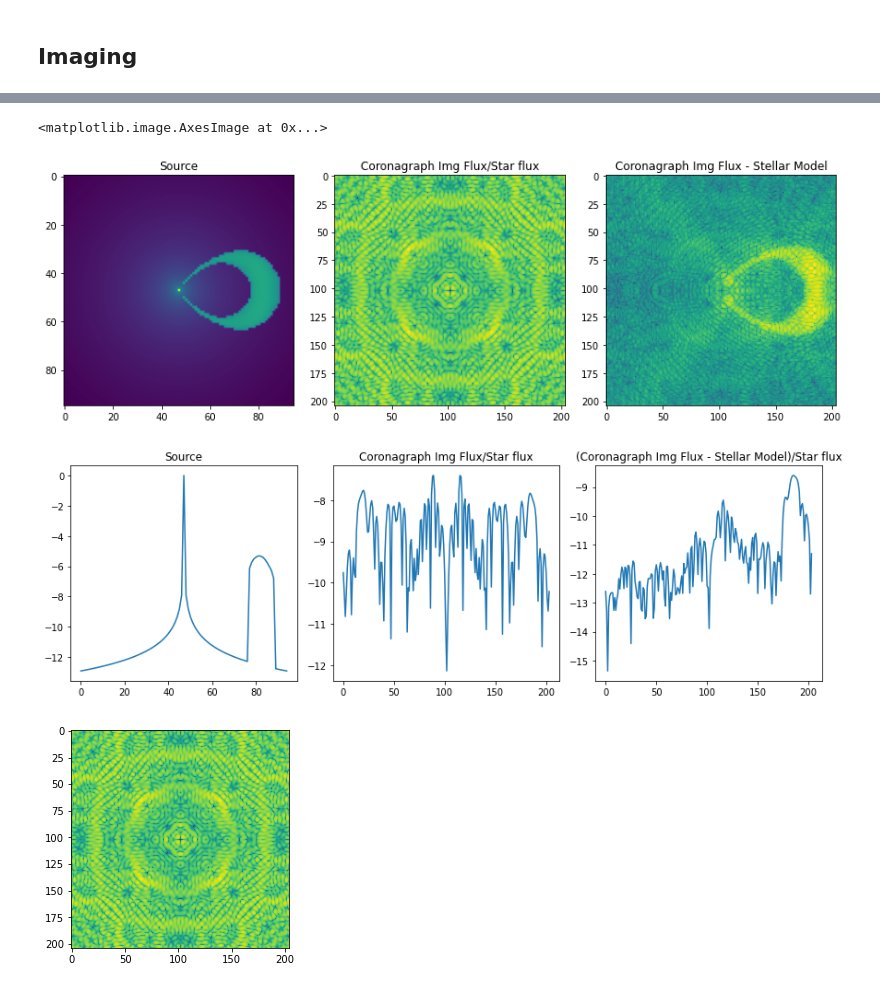
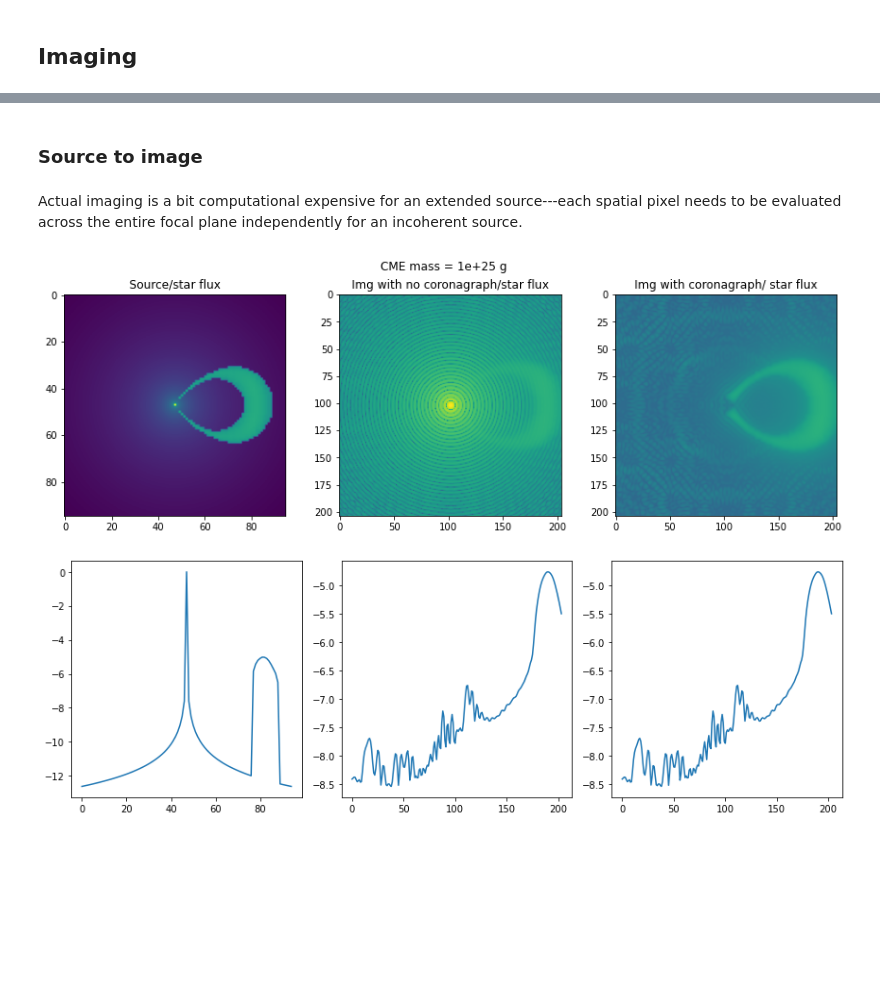
Before and after one commit to iveydavis/direct_imaging, a Jupyter notebook: wind_and_cme_example.ipynb, the cells around one changed output, grey strips where cells are left out. Cells and saved outputs as stored; diff of their text form; code cells hidden in the pictures; blank space fills up the shorter version.

```diff
--- a/wind_and_cme_example.ipynb
+++ b/wind_and_cme_example.ipynb
@@ -36,9 +40,14 @@ fig, ax = s.plot_particle_fluxes()
 # %%
-hwo = instrument.Instrument('H', name='HWO')
+hwo = instrument.Instrument('H', name='HWO', res_sampling=3)
 obs = observation.Observation(hwo, band = 'H', source_dim = 95)
 obs.add_star()
 obs.star.make_wind()
 obs.star.make_cme(horizontal_height_factor=1., dR_factor=0.3, mass=1e25*un.g)
-obs.conduct_observation()
+obs.make_obs_source()
+
+im = plt.imshow(np.log10(obs.source/obs.source.max()))
+cbar = plt.colorbar(im)
+cbar.set_label("log10 Contrast")
+plt.title(f"Mass = {obs.star.cme.mass}")
 # %% [output]
 WARNING: UnitsWarning: 'erg/s/cm**2' contains multiple slashes, which is discouraged by the FITS standard [astropy.units.format.generic]
@@ -49,0 +56,4 @@ plt.imshow(np.log10(obs.img.intensity.reshape(obs.instrument.focal_grid.shape)))
+# %% [markdown]
+### Source to image
+# %% [markdown]
+Actual imaging is a bit computational expensive for an extended source---each spatial pixel needs to be evaluated across the entire focal plane independently for an incoherent source.
@@ -50,41 +62,41 @@ plt.imshow(np.log10(obs.img.intensity.reshape(obs.instrument.focal_grid.shape)))
 # %%
 from hcipy import Wavefront
-img = obs.img.intensity.reshape(obs.instrument.focal_grid.shape)
-img_ref = obs.img_ref.intensity.reshape(obs.instrument.focal_grid.shape)
 
-star_wf = Wavefront(obs.instrument.ap * np.nanmax(obs.source), wavelength=obs.centre_wave.to('m').value)
+star_wf = Wavefront(obs.instrument.ap * np.nanmax(obs.source), wavelength=obs.instrument.reference_wavelength.to('m').value)
 star_img = obs.instrument.prop(star_wf).intensity.reshape(obs.instrument.focal_grid.shape)
 lyot_plane = obs.instrument.coronagraph(star_wf)
 post_lyot_mask = obs.instrument.lyot_stop(lyot_plane)
 star_cor_img = obs.instrument.prop(post_lyot_mask).intensity.reshape(obs.instrument.focal_grid.shape)
 
+img = obs.instrument.img[0]
+img_ref = obs.instrument.img_ref[0]
 
 fig, axs = plt.subplots(1,3)
-axs[0].imshow(np.log10(obs.source/obs.source.max()))
-axs[1].imshow(np.log10(np.abs(img/img_ref.max())))
-axs[2].imshow(np.log10(np.abs(img - star_cor_img)))
+im0 = axs[0].imshow(np.log10(obs.source/obs.source.max()))
+vmin, vmax = im0.get_clim()
+im1 = axs[1].imshow(np.log10(img_ref/img_ref.max()), vmin = vmin, vmax=vmax)
+im2 = axs[2].imshow(np.log10((img/img_ref.max())), vmin = vmin, vmax=vmax)
 
-axs[0].set_title("Source")
-axs[1].set_title("Coronagraph Img Flux/Star flux")
-axs[2].set_title("Coronagraph Img Flux - Stellar Model")
+fig.suptitle(f"CME mass = {obs.star.cme.mass}")
+axs[0].set_title("Source/star flux")
+axs[1].set_title("Img with no coronagraph/star flux")
+axs[2].set_title("Img with coronagraph/ star flux")
+
 fig.set_figwidth(12)
-fig.set_figheight(8)
+fig.set_figheight(4)
 fig.tight_layout()
+
 
 fig, axs = plt.subplots(1,3)
 center = int(obs.instrument.focal_grid.shape[0]/2)
 axs[0].plot(np.log10(obs.source/obs.source.max())[int(obs.star.grid_cme_photons.shape[0]/2),:])
 axs[1].plot(np.log10(np.abs(img/img_ref.max()))[center,:])
-axs[2].plot(np.log10(np.abs(img - star_cor_img)/img_ref.max())[center,:])
+axs[2].plot(np.log10(np.abs(img)/img_ref.max())[center,:])
 
-axs[0].set_title("Source")
-axs[1].set_title("Coronagraph Img Flux/Star flux")
-axs[2].set_title("(Coronagraph Img Flux - Stellar Model)/Star flux")
+
 fig.set_figwidth(12)
 fig.set_figheight(4)
 fig.tight_layout()
 # %% [output]
-<matplotlib.image.AxesImage at 0x...>
-[figure, old version]
+[figure, new version]
-[figure, old version]
+[figure, new version]
-[figure, removed]
```
Also changed, not shown: parts of 5 cells of this notebook.
